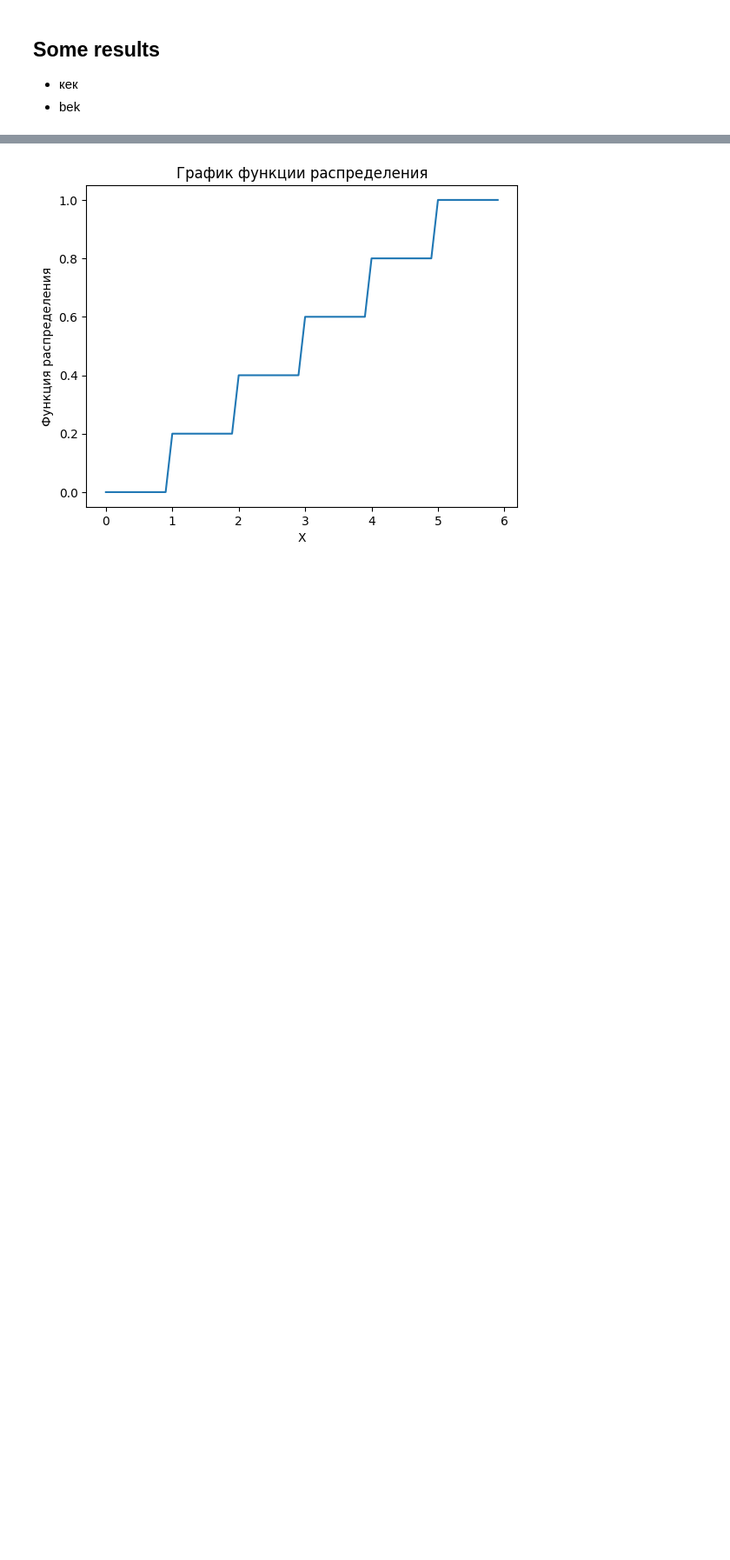
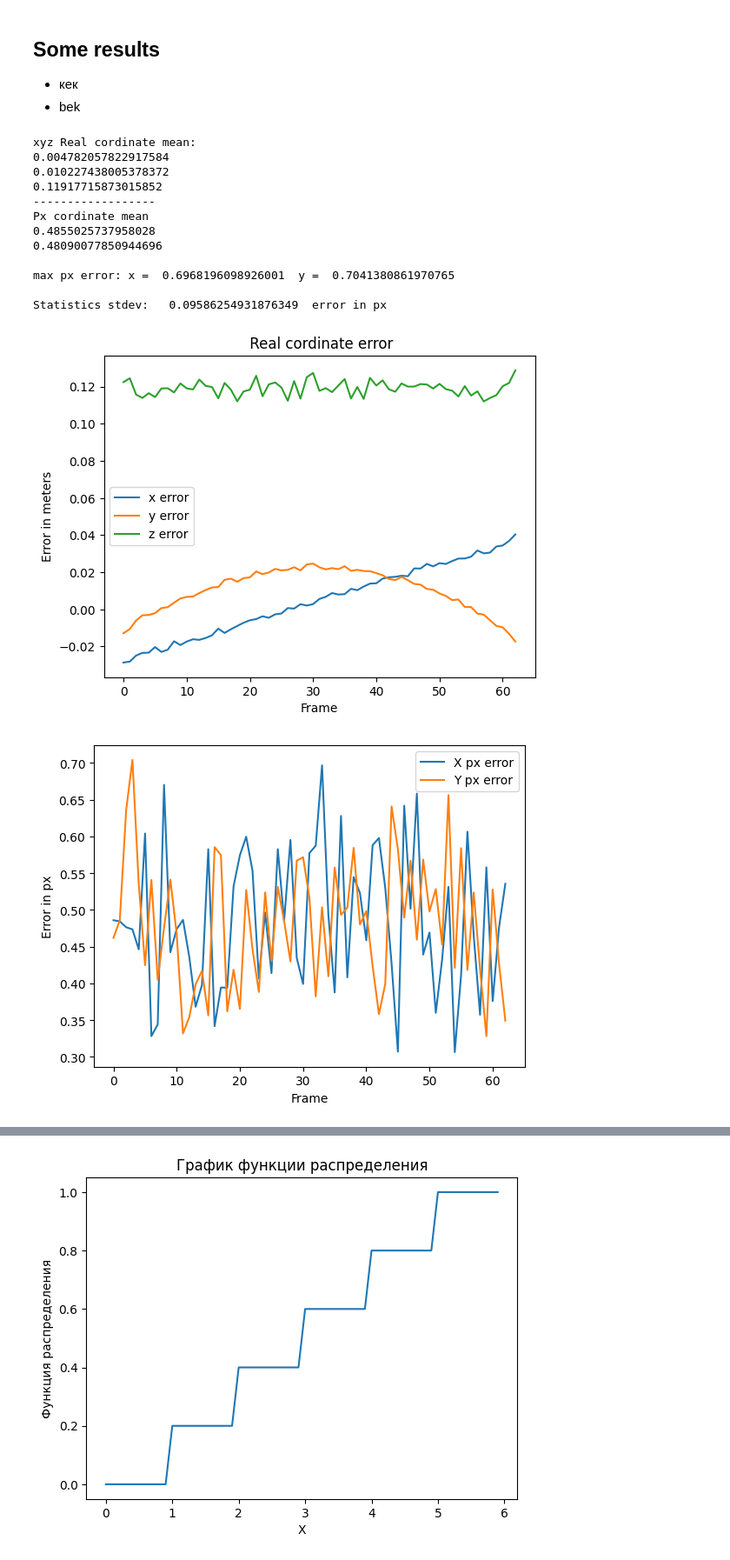
Before and after one commit to Cyber1derer/BallDetector, a Jupyter notebook: analysis/ProjectPointEstimation.ipynb, the cells around one changed output, grey strips where cells are left out. Shown at 87% size. Saved outputs shown, nothing was run; the diff lists cells and outputs as text; code cells hidden in the pictures; blank space fills up the shorter version.

```diff
--- a/analysis/ProjectPointEstimation.ipynb
+++ b/analysis/ProjectPointEstimation.ipynb
@@ -126,3 +126,24 @@ Statistics stdev:   0.0964243511616751  error in px
 
 - кек
 - bek
+# %%
+DeleteTrash(r"./BallDetectorLog63video.txt")
+FindCord63 = np.loadtxt(r"./BallDetectorLog63video.txt")
+BlenderCord63  = np.loadtxt(r"./LogBlenderCoord63video.txt", delimiter=',')
+
+ErrorEstimation(FindCord63, BlenderCord63,rvecR,T,cameraMatrix,distCoeffs,draw=bool)
+# %% [output]
+xyz Real cordinate mean:
+0.004782057822917584
+0.010227438005378372
+0.11917715873015852
+------------------
+Px cordinate mean
+0.4855025737958028
+0.48090077850944696
+
+max px error: x =  0.6968196098926001  y =  0.7041380861970765
+
+Statistics stdev:   0.09586254931876349  error in px
+[figure, added]
+[figure, added]
```
Also changed, not shown: parts of 4 cells of this notebook, 4 other files.
